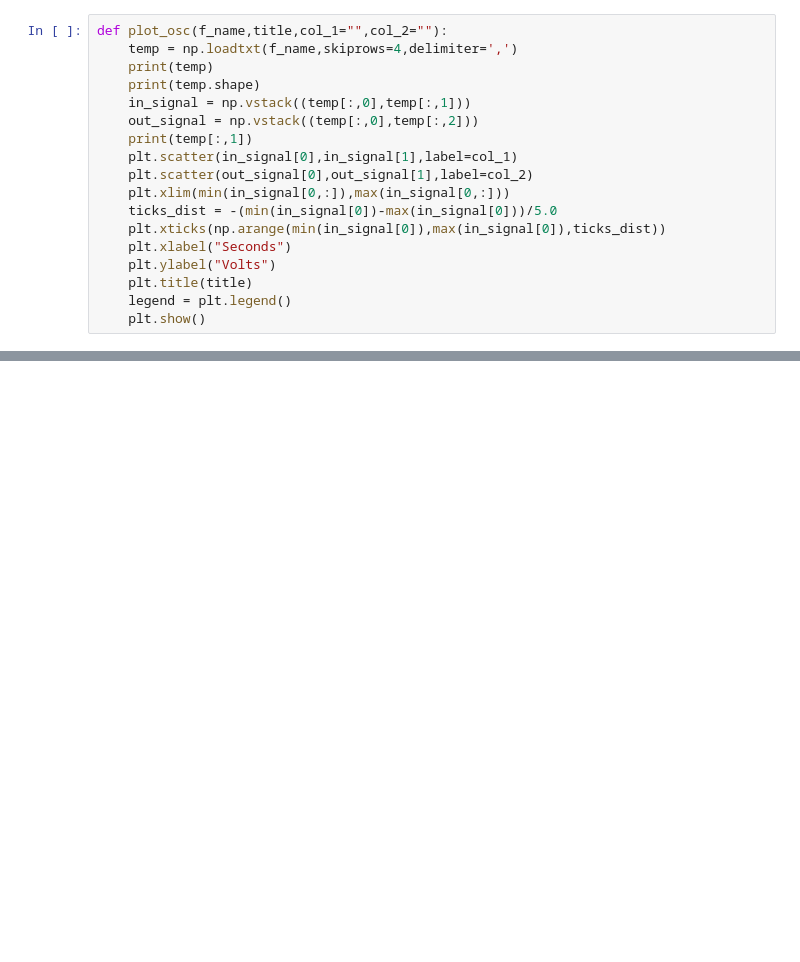
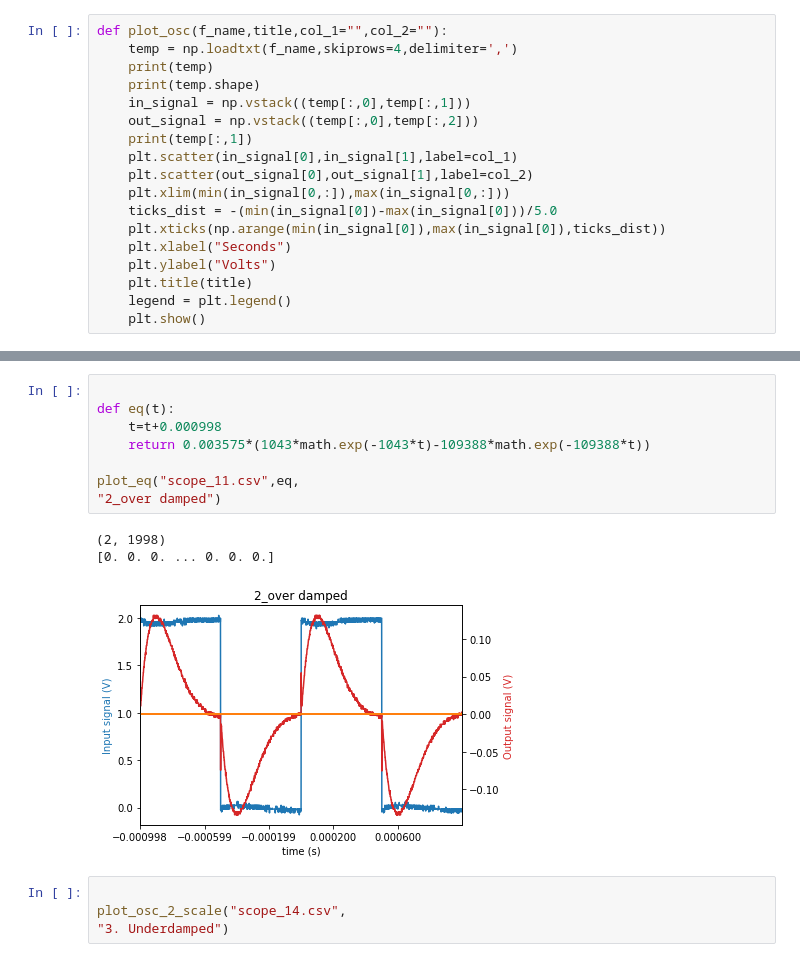
Before and after one commit to scifi6546/ee203, a Jupyter notebook: lab07/main.ipynb, the cells around one changed output, grey strips where cells are left out. Cells and saved outputs as stored; diff of their text form; blank space fills up the shorter version.

```diff
--- a/lab07/main.ipynb
+++ b/lab07/main.ipynb
@@ -149,0 +152,16 @@ No handles with labels found to put in legend.
+# %%
+
+def eq(t):
+    t=t+0.000998
+    return 0.003575*(1043*math.exp(-1043*t)-109388*math.exp(-109388*t))
+
+plot_eq("scope_11.csv",eq,
+"2_over damped")
+# %% [output]
+(2, 1998)
+[0. 0. 0. ... 0. 0. 0.]
+[figure, added]
+# %%
+
+plot_osc_2_scale("scope_14.csv",
+"3. Underdamped")
```
Also changed, not shown: parts of 17 cells of this notebook, 5 other files.
